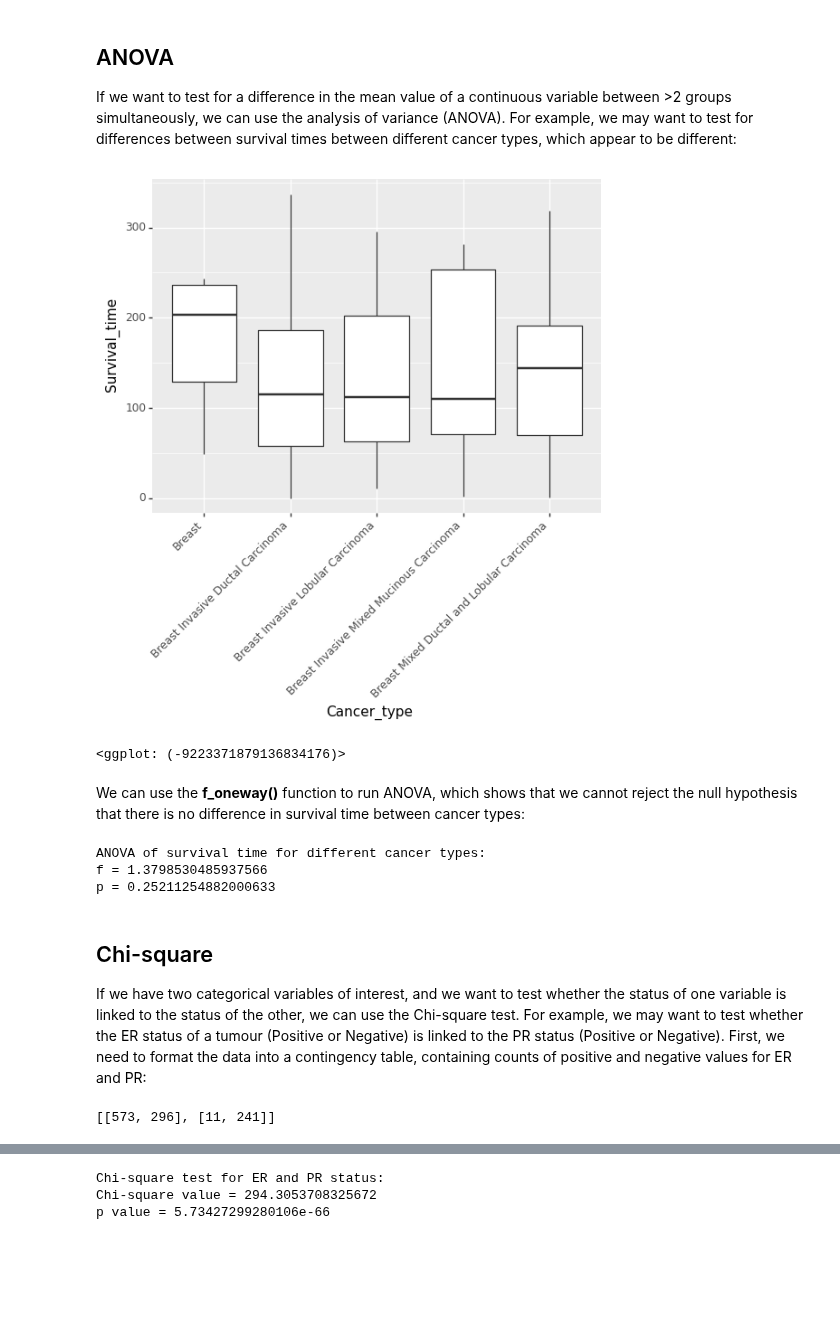
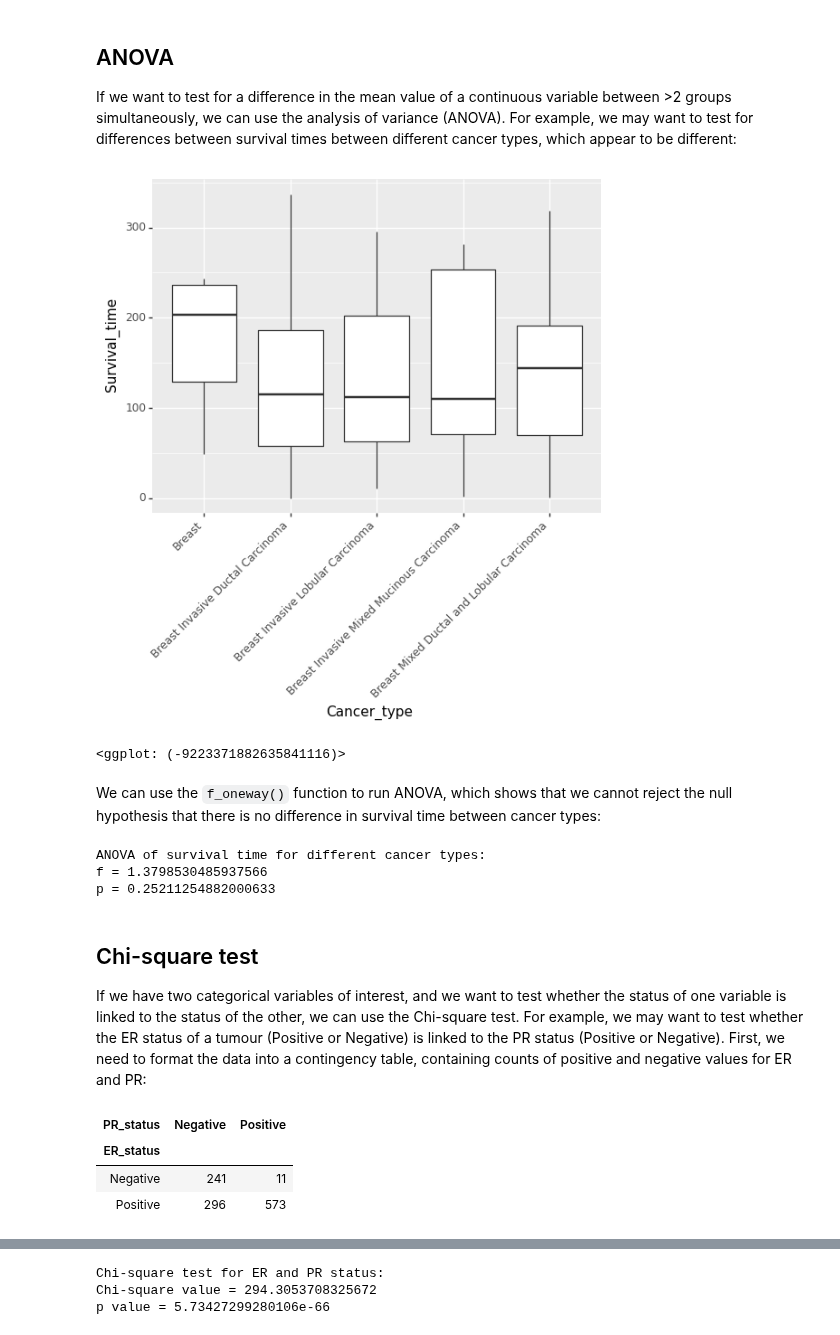
Before and after one commit to semacu/data-science-python, a Jupyter notebook: notebooks/week5_lecture.ipynb, the cells around one changed output, grey strips where cells are left out. Cells and saved outputs as stored; diff of their text form; code cells hidden in the pictures; blank space fills up the shorter version.

```diff
--- a/notebooks/week5_lecture.ipynb
+++ b/notebooks/week5_lecture.ipynb
@@ -157,15 +162,15 @@ p = 9.471433611351617e-14
 If we want to test for a difference in the mean value of a continuous variable between >2 groups simultaneously, we can use the analysis of variance (ANOVA). For example, we may want to test for differences between survival times between different cancer types, which appear to be different:
 # %%
 (
-ggplot(metabric, aes("Cancer_type", "Survival_time"))
-    + geom_boxplot()
-    + theme(axis_text_x = element_text(angle=45, hjust=1))
+p9.ggplot(metabric, p9.aes("Cancer_type", "Survival_time"))
+    + p9.geom_boxplot()
+    + p9.theme(axis_text_x = p9.element_text(angle=45, hjust=1))
 )
 # %% [output]
 [figure]
-<ggplot: (-9223371879136834176)>
+<ggplot: (-9223371882635841116)>
 # %% [markdown]
-We can use the **f_oneway()** function to run ANOVA, which shows that we cannot reject the null hypothesis that there is no difference in survival time between cancer types:
+We can use the `f_oneway()` function to run ANOVA, which shows that we cannot reject the null hypothesis that there is no difference in survival time between cancer types:
 # %%
 type_survival_anova = sp.stats.f_oneway(
     # select samples with Breast cancer and extract the Survival_time values
@@ -183,20 +188,15 @@ ANOVA of survival time for different cancer types:
 f = 1.3798530485937566
 p = 0.25211254882000633
 # %% [markdown]
-## Chi-square
+## Chi-square test
 If we have two categorical variables of interest, and we want to test whether the status of one variable is linked to the status of the other, we can use the Chi-square test. For example, we may want to test whether the ER status of a tumour (Positive or Negative) is linked to the PR status (Positive or Negative). First, we need to format the data into a contingency table, containing counts of positive and negative values for ER and PR:
-# %%
-# count the number of tumours for each ER-PR status combination
-ERpos_PRpos = metabric[(metabric["ER_status"]=="Positive") & (metabric["PR_status"]=="Positive")].shape[0]
-ERpos_PRneg = metabric[(metabric["ER_status"]=="Positive") & (metabric["PR_status"]=="Negative")].shape[0]
-ERneg_PRpos = metabric[(metabric["ER_status"]=="Negative") & (metabric["PR_status"]=="Positive")].shape[0]
-ERneg_PRneg = metabric[(metabric["ER_status"]=="Negative") & (metabric["PR_status"]=="Negative")].shape[0]
-# make a contingency table for counts
-ER_PR_contingency = [
-    [ERpos_PRpos, ERpos_PRneg],
-    [ERneg_PRpos, ERneg_PRneg]
-]
-ER_PR_contingency
-# %% [output]
-[[573, 296], [11, 241]]
+# %%
+# use the crosstab function to make a contingency table of the total numbers of patients that are ER+ & PR+, ER+ & PR-, ER- & PR+, and ER- & PR-
+ER_PR_contingency = pd.crosstab(metabric["ER_status"], metabric["PR_status"])
+ER_PR_contingency
+# %% [output]
+| PR_status | Negative | Positive |
+| ER_status |  |  |
+| Negative | 241 | 11 |
+| Positive | 296 | 573 |
 # %% [markdown]
```
Also changed, not shown: parts of 29 cells of this notebook.
